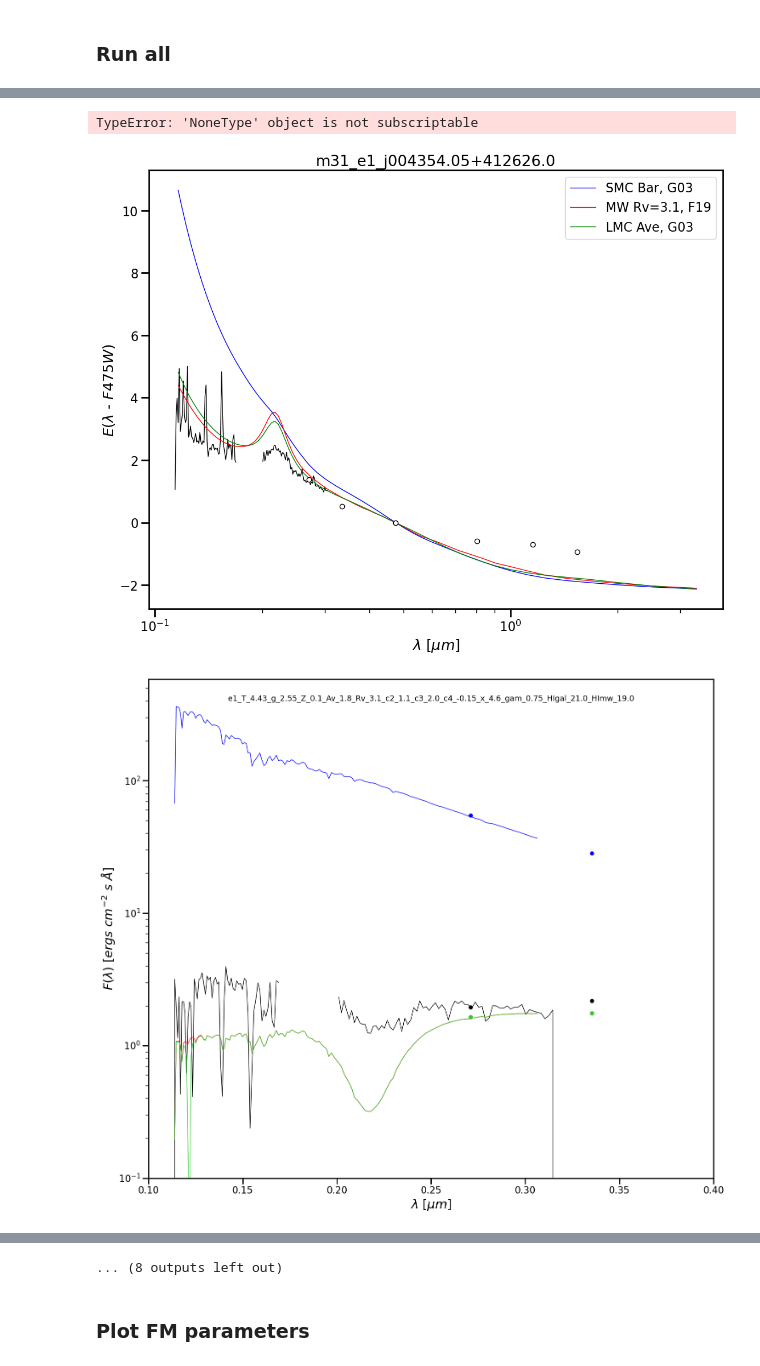
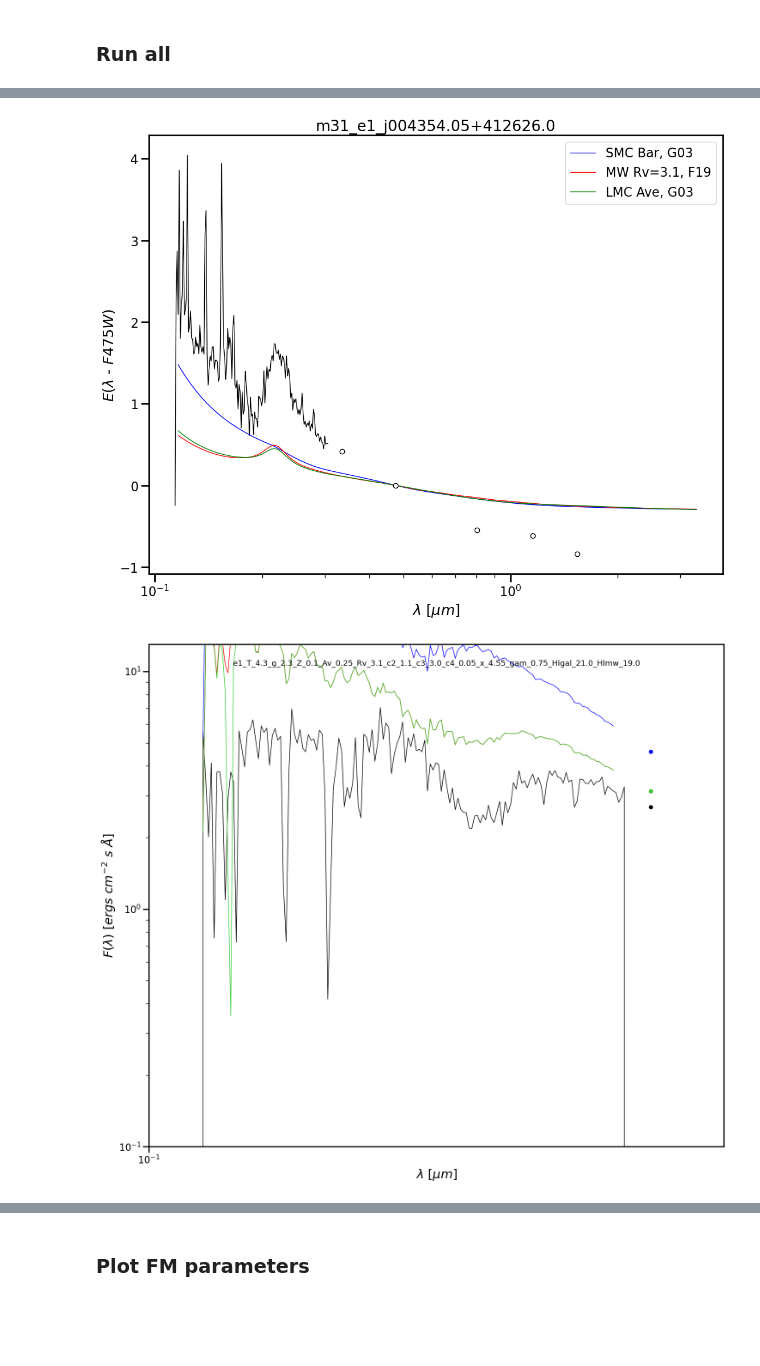
Before and after one commit to petiay/ext-science, a Jupyter notebook: m31_Extinction_with_Models.ipynb, the cells around one changed output, grey strips where cells are left out. Drawn from its saved outputs; the diff is of its cells as text; code cells hidden in the pictures; blank space fills up the shorter version.

```diff
--- a/m31_Extinction_with_Models.ipynb
+++ b/m31_Extinction_with_Models.ipynb
@@ -1448,13 +1524,13 @@ def plot_spectra_with_mod(modinfo, hi_ext_modsed, reddened_star, modsed, ext_mod
 print(m31_list)
 # m31_list = m31_list[-4:]
 # print(m31_list)
-m31_list = ['m31_e1_j004354.05+412626.0',
-            'm31_e6_j004438.71+415553.5',
-            'm31_e14_j004543.46+414513.6',
-            'm31_e17_j003944.71+402056.2',
-            'm31_e18_j003958.22+402329.0',
-            'm31_e22_j004034.61+404326.1',
-            'm31_e24_j004412.17+413324.2']
+# m31_list = ['m31_e1_j004354.05+412626.0',
+#             'm31_e6_j004438.71+415553.5',
+#             'm31_e14_j004543.46+414513.6',
+#             'm31_e17_j003944.71+402056.2',
+#             'm31_e18_j003958.22+402329.0',
+#             'm31_e22_j004034.61+404326.1',
+#             'm31_e24_j004412.17+413324.2']
 # %% [output]
 ['m31_e1_j004354.05+412626.0', 'm31_e2_j004413.84+414903.9', 'm31_e3_j004420.52+411751.1', 'm31_e4_j004427.47+415150.0', 'm31_e5_j004431.66+413612.4', 'm31_e6_j004438.71+415553.5', 'm31_e7_j004454.37+ ...
 # %% [markdown]
@@ -1670,6 +1759 @@ Quick test m31 list:  ['m31_e17_j003944.71+402056.2', 'm31_e18_j003958.22+402329
 gal_str m31_
-# %%
-starname = m31_list[1]
-print(starname)
-starstr = starname.split(gal_str)[1].split("_")[0]
-print(starstr)
@@ -1787,24 +1868,36 @@ TypeError: list indices must be integers or slices, not tuple
 # %%
 # Calculates all extinction curves
-doall=True
-singlevalued=True
-save_ext_curve=True
-plot_ext_curve=True
+doall = True
+singlevalued = True
+save_ext_curve = True
+plot_ext_curve = True
+
+adjust_spectra = False
+nof275w = True
+fourband = False
 
 # If get_uncert is True, it will run the MCMC sampler
 get_uncert = False
-print('Galaxy:', gal_str)
 excl_wls = [.17, .2]
 
 if doall:
     for i, s in enumerate(m31_list):
         starname = m31_list[i]
+        # print("starname", starname)
         starstr = starname.split(gal_str)[1].split("_")[0]
         fstarname = f"{starname}.dat"
 
-        # Read in star data
-        reddened_star, band_names, data_names = get_red_star(fstarname, file_path, excl_wls=excl_wls)
+        for j in range(len(m31_list)):
+            if ('e22' in m31_list[j]) or ('e6' in m31_list[j]):
+                print("getting models for 4-band photometry")
+                fourband=True
 
+        # Read in star data, by default 0 fluxes and fluxes in excl_wls are masked
+        reddened_star, band_names, data_names, gindxs, excl_fluxes = get_red_star(fstarname,
+                                                                                  file_path,
+                                                                                  excl_wls=False,
+                                                                                  fourband=fourband,
+                                                                                  nof275w=nof275w)
         # Remove negative fluxes
         nvals = reddened_star.data["STIS"].fluxes < 0
         reddened_star.data["STIS"].npts[nvals] = 0
@@ -1812,12 +1905,13 @@ if doall:
         # Rebin spectra
         reddened_star.data["STIS"].rebin_constres(rwaverange, gres)
 
+        # Remove F275W
+        reddened_star.data["STIS"].rebin_constres(rwaverange, gres)
+
         # Adjust spectra
-        spec_adj = spec_corr(galaxy, starstr)
-        reddened_star.data["STIS"].fluxes = (reddened_star.data["STIS"].fluxes.value * spec_adj) * (u.erg / ((u.cm ** 2) * u.s * u.angstrom))
-
-        # old:
-        # reddened_star.data["STIS"].npts = reddened_star.data["STIS"].fluxes.value - spec_adj
+        if adjust_spectra:
+            spec_adj = spec_corr(galaxy, starstr)
+            reddened_star.data["STIS"].fluxes = (reddened_star.data["STIS"].fluxes.value * spec_adj) * (u.erg / ((u.cm ** 2) * u.s * u.angstrom))
 
         # Set up parameter ranges, mostly relevant if testing initial values
         initial_grid, logtgrid, logggrid, logzgrid, \
@@ -1829,7 +1923,7 @@ if doall:
 
         # 1. Plot model with initial guess
         # 2. Then plot model with improvement from optimizer
-        # 3. (Separate step; below) Then plot model with improvement from MCMC sampler
+        # 3. (Separate step to get uncertainties) Then plot model with improvement from MCMC sampler
 
         do_calc(reddened_star,
                 initial_grid,
@@ -1918,3 +1975,2 @@ ppriors {'logT': (4.48, 0.01), 'logg': (2.79, 0.1), 'logZ': (0.03, 0.1)}
-TypeError: 'NoneType' object is not subscriptable
-[figure, old version]
+[figure, new version]
-[figure, old version]
+[figure, new version]
@@ -1923,4 +1979,3 @@ TypeError: 'NoneType' object is not subscriptable
-... (8 outputs left out)
 # %% [markdown]
 ### Plot FM parameters
 # %%
```
Also changed, not shown: parts of 31 cells of this notebook.
